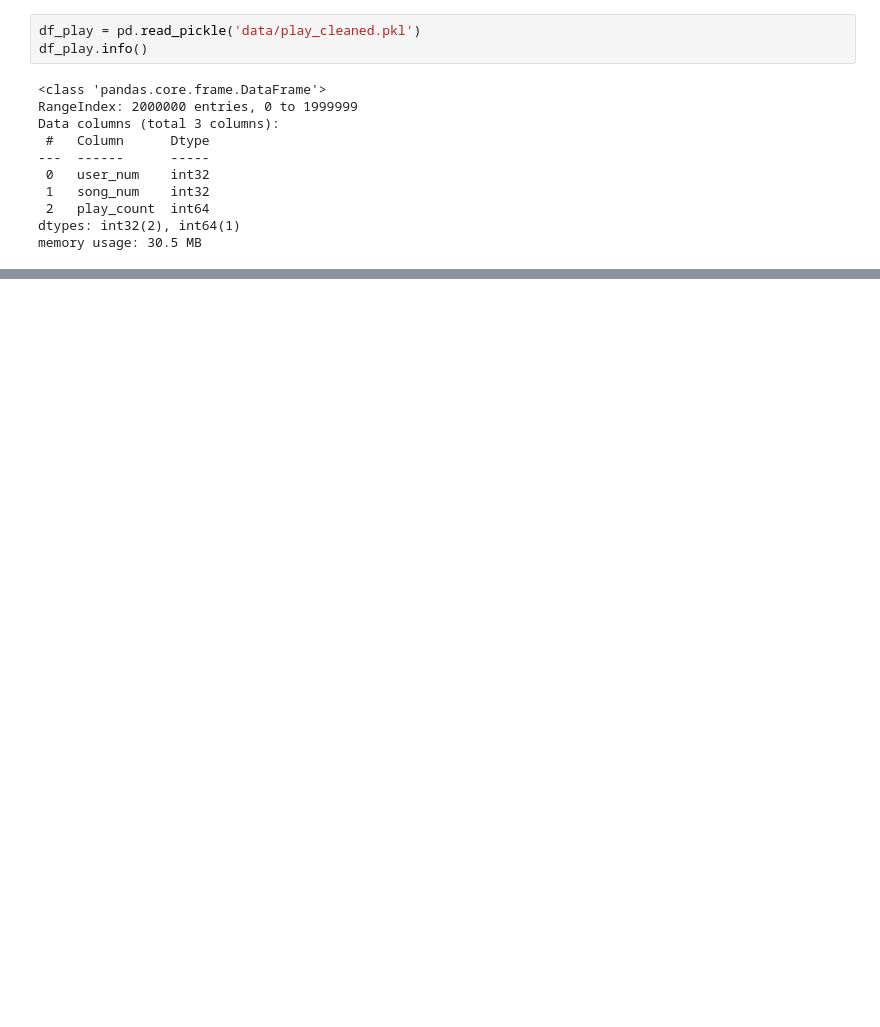
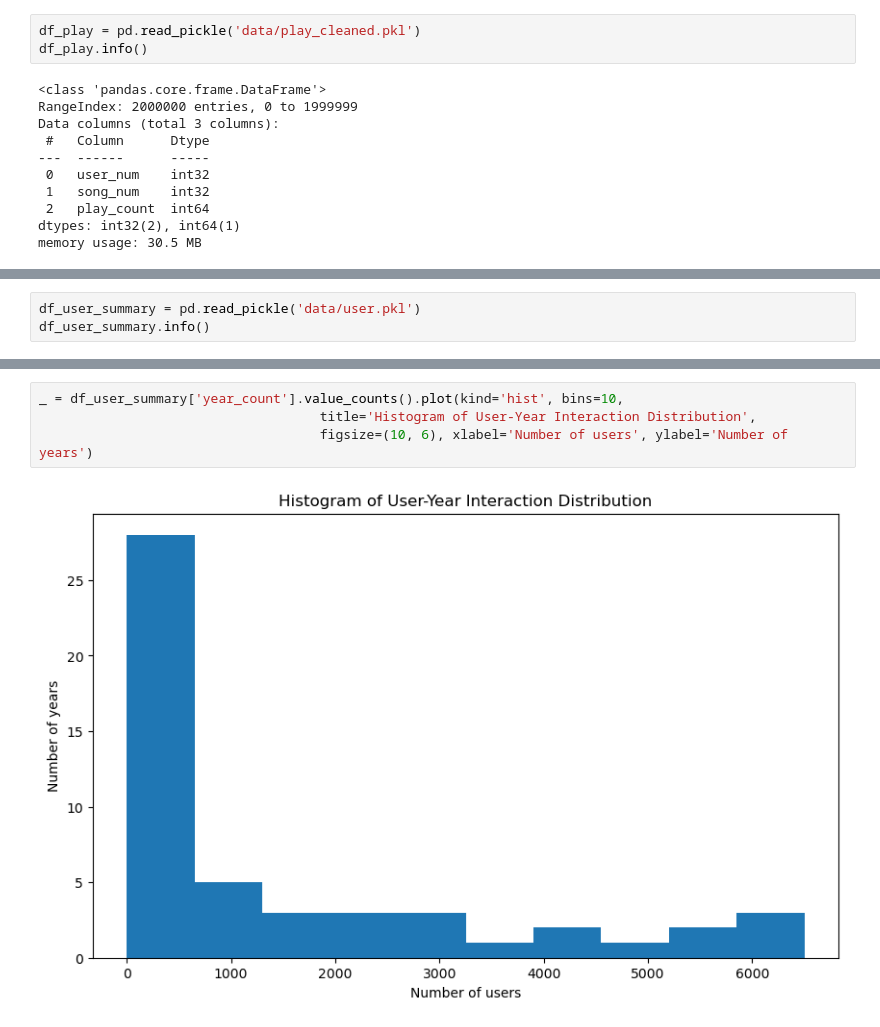
Before and after one commit to melliottgithub/mit-ads-rec-system, a Jupyter notebook: eda.ipynb, the cells around one changed output, grey strips where cells are left out. Cells and saved outputs as stored; diff of their text form; blank space fills up the shorter version.

```diff
--- a/eda.ipynb
+++ b/eda.ipynb
@@ -127,0 +163,3 @@ df_play_clean.loc[:, 'play_count'] = df_play_clean['play_count'].clip(upper=max(
+# %%
+df_user_summary = pd.read_pickle('data/user.pkl')
+df_user_summary.info()
@@ -127,0 +179,6 @@ df_play_clean.loc[:, 'play_count'] = df_play_clean['play_count'].clip(upper=max(
+# %%
+_ = df_user_summary['year_count'].value_counts().plot(kind='hist', bins=10,
+                                    title='Histogram of User-Year Interaction Distribution',
+                                    figsize=(10, 6), xlabel='Number of users', ylabel='Number of years')
+# %% [output]
+[figure, added]
```
Also changed, not shown: parts of 51 cells of this notebook, 11 other files.
